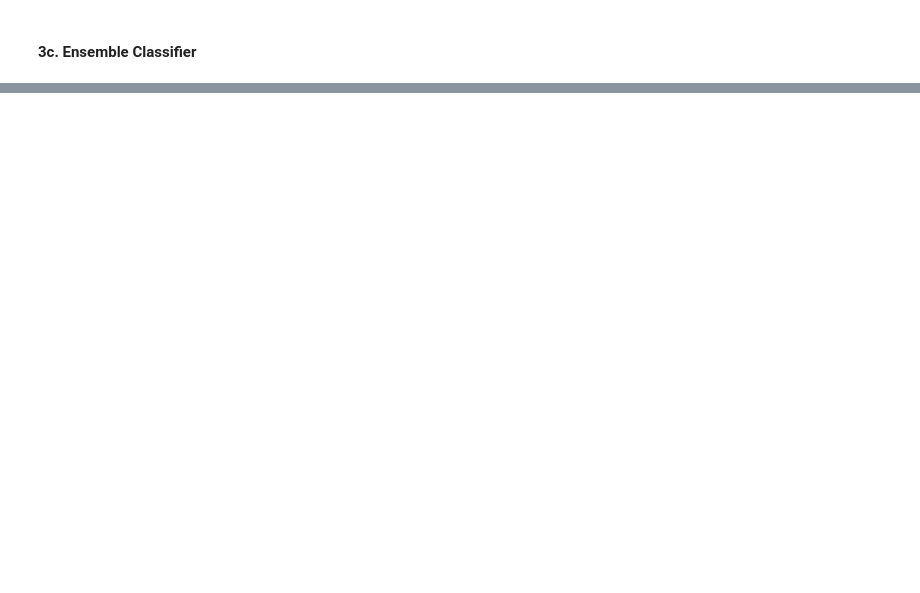
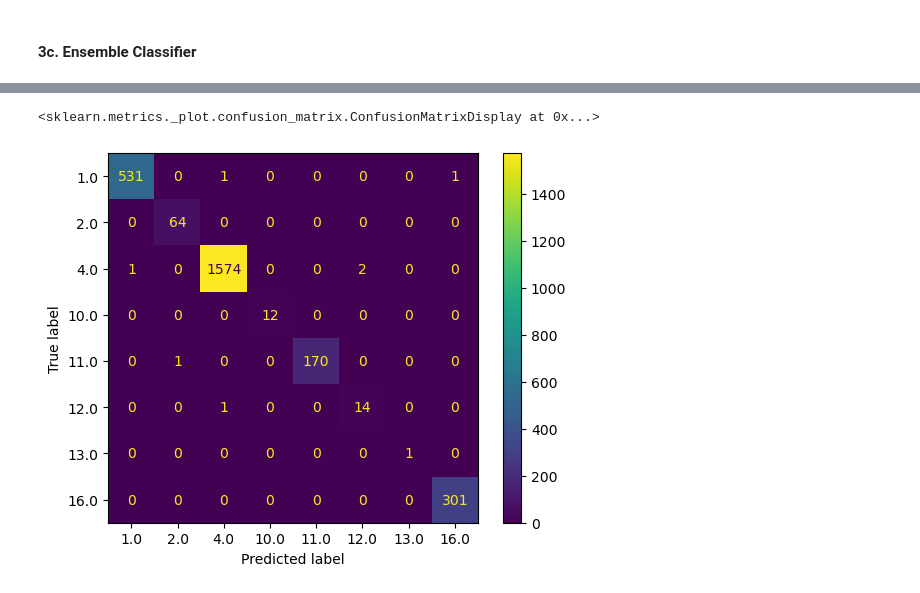
Before and after one commit to jaymes15/bank-statement-classification, a Jupyter notebook: Bank-Statement-Description-Classification.ipynb, the cells around one changed output, grey strips where cells are left out. Drawn from its saved outputs; the diff is of its cells as text; code cells hidden in the pictures; blank space fills up the shorter version.

```diff
--- a/Bank-Statement-Description-Classification.ipynb
+++ b/Bank-Statement-Description-Classification.ipynb
@@ -368,3 +367,13 @@ Trying LinearSVC with 99 max_iter
  Model accuracy on test set: 98.88%
 
 highest score is: 0.9887850467289719  at optimal_max_iter: 10
+# %%
+#set up random seed
+import warnings
+warnings.filterwarnings('ignore')
+np.random.seed(42)
+final_linear_svc_clf = LinearSVC(max_iter=10, dual='auto')
+final_linear_svc_clf.fit(X_train, y_train)
+
+# Evaluate LinearSVC
+final_linear_svc_clf.score(X_test, y_test)
@@ -415,0 +427,5 @@ highest score is: 0.9626168224299065  at n_neighbors: 76
+# %%
+np.random.seed(42)
+final_knn_classifier = KNeighborsClassifier(n_neighbors=18)
+final_knn_classifier.fit(X_train, y_train)
+final_knn_classifier.score(X_test, y_test)
@@ -464,8 +482,6 @@ Trying RandomForestClassifier with 80 n_estimators
-# %%
-from sklearn.model_selection import train_test_split
-from catboost import CatBoostClassifier
-X_train, X_test, y_train, y_test = train_test_split(X, y, test_size=0.2)
-categorical_features_indices = [0]
-catboost_classifier = CatBoostClassifier(iterations=100, depth=6, learning_rate=0.1)
-catboost_classifier.fit(X_train, y_train, cat_features=categorical_features_indices)
-catboost_classifier.score(X_test, y_test)
+# %%
+np.random.seed(42)
+
+final_random_forest_classifier_model =  RandomForestClassifier(n_estimators=47)
+final_random_forest_classifier_model.fit(X_train, y_train)
+final_random_forest_classifier_model.score(X_test, y_test)
@@ -471,0 +584,6 @@ catboost_classifier.score(X_test, y_test)
+# %%
+from sklearn.metrics import ConfusionMatrixDisplay
+ConfusionMatrixDisplay.from_estimator(estimator=final_random_forest_classifier_model, X=transformed_X, y=y)
+# %% [output]
+<sklearn.metrics._plot.confusion_matrix.ConfusionMatrixDisplay at 0x...>
+[figure, added]
```
Also changed, not shown: parts of 48 cells of this notebook, 7 other files.
